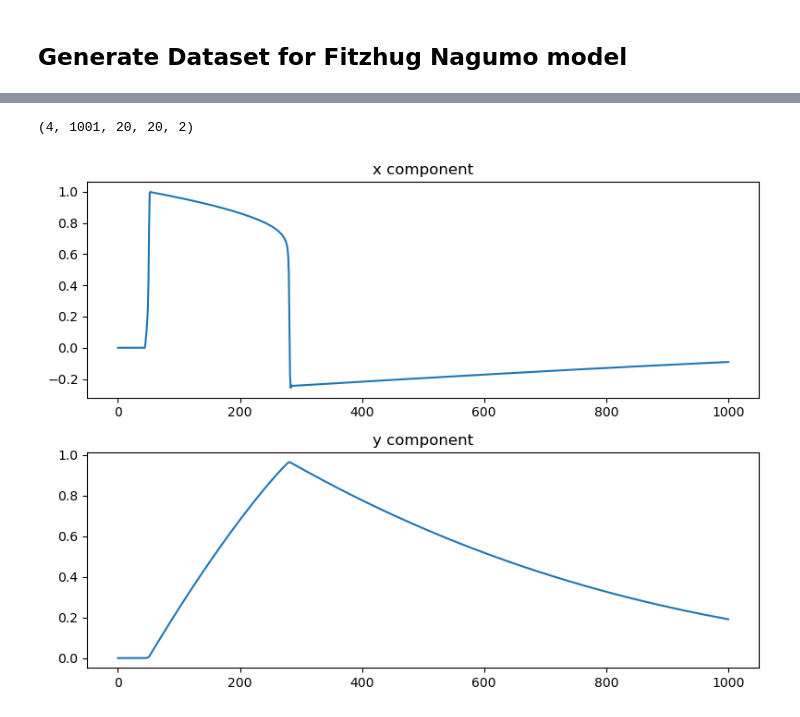
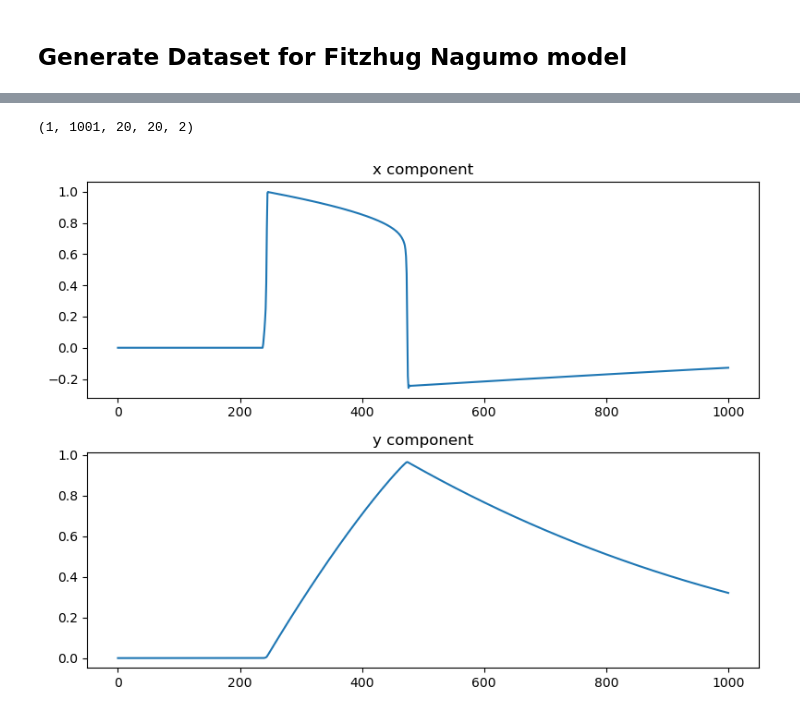
Before and after one commit to ibismanu/PACSproject_LED, a Jupyter notebook: main.ipynb, the cells around one changed output, grey strips where cells are left out. Cells and saved outputs as stored; diff of their text form; code cells hidden in the pictures.

```diff
--- a/main.ipynb
+++ b/main.ipynb
@@ -34,19 +41,18 @@ Program finished in 74.9014395000413 seconds
-# %%
-X = np.load("dataset/test1/test1_0.npz")['data']
-print(np.shape(X))
-# %% [output]
-(4, 1001, 20, 20, 2)
 # %%
+X = np.load("dataset/test1/test1_0.npz")['data']
+print(np.shape(X))
 
 fig,(ax1,ax2) = plt.subplots(2,1,figsize=(8, 6))
 
-ax1.plot(np.arange(0,np.shape(X)[1],1), X[0, :, 2, 2, 0])
+i=5
+ax1.plot(np.arange(0,np.shape(X)[1],1), X[0, :, 5, 5, 0])
 ax1.set_title('x component')
 
-ax2.plot(np.arange(0,np.shape(X)[1],1), X[0, :, 2, 2, 1])
+ax2.plot(np.arange(0,np.shape(X)[1],1), X[0, :, 5, 5, 1])
 ax2.set_title('y component')
 
 plt.tight_layout()
 plt.show()
 # %% [output]
+(1, 1001, 20, 20, 2)
-[figure, old version]
+[figure, new version]
```
Also changed, not shown: parts of 2 cells of this notebook, 4 other files.
